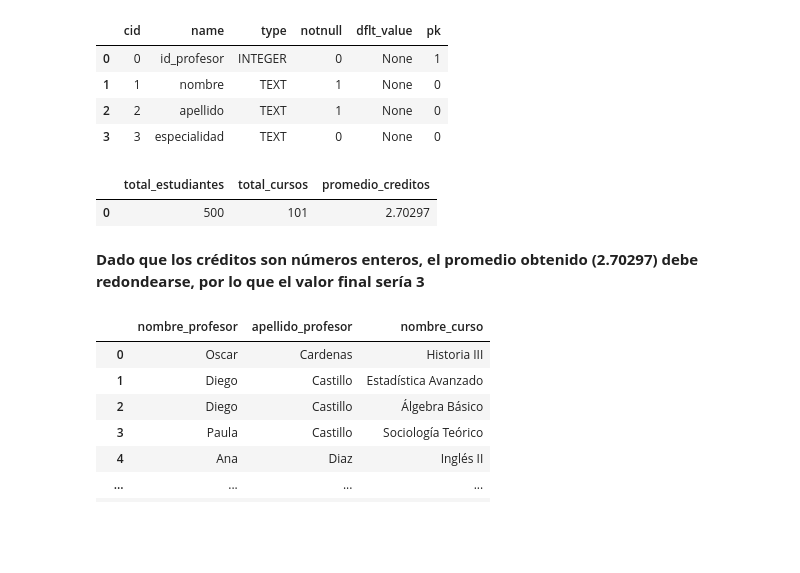
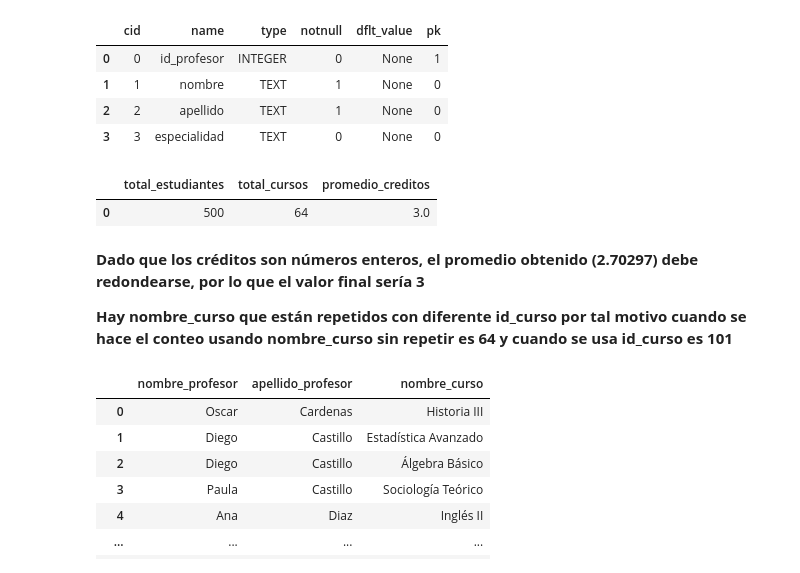
Before and after one commit to wfernandoblanco-hue/Examen_BD_Seccion1, a Jupyter notebook: Cuadernos/Examen.ipynb, the cells around one changed output. Cells and saved outputs as stored; diff of their text form; code cells hidden in the pictures; blank space fills up the shorter version.

```diff
--- a/Cuadernos/Examen.ipynb
+++ b/Cuadernos/Examen.ipynb
@@ -329,16 +329,18 @@ pd.read_sql_query("PRAGMA table_info(Profesores);", conn)
 # %%
 # 6. Metricas generales
 pd.read_sql_query("""
 SELECT
     (SELECT COUNT(*) FROM Estudiantes) AS total_estudiantes,
-    (SELECT COUNT(*) FROM Cursos) AS total_cursos,
-    (SELECT AVG(creditos) FROM Cursos) AS promedio_creditos;
+    (SELECT COUNT(DISTINCT nombre_curso) FROM Cursos) AS total_cursos,
+    ROUND((SELECT AVG(creditos) FROM Cursos), 0) AS promedio_creditos;
 """, conn)
 # %% [output]
 |  | total_estudiantes | total_cursos | promedio_creditos |
-| 0 | 500 | 101 | 2.70297 |
+| 0 | 500 | 64 | 3.0 |
 # %% [markdown]
 **Dado que los créditos son números enteros, el promedio obtenido (2.70297) debe redondearse, por lo que el valor final sería 3**
+
+**Hay nombre_curso que están repetidos con diferente id_curso por tal motivo cuando se hace el conteo usando nombre_curso sin repetir es 64 y cuando se usa id_curso es 101**
 # %%
 # 7. Auditoria de profesores
 pd.read_sql_query("""
```
Also changed, not shown: parts of 1 cell of this notebook, 1 other file.
